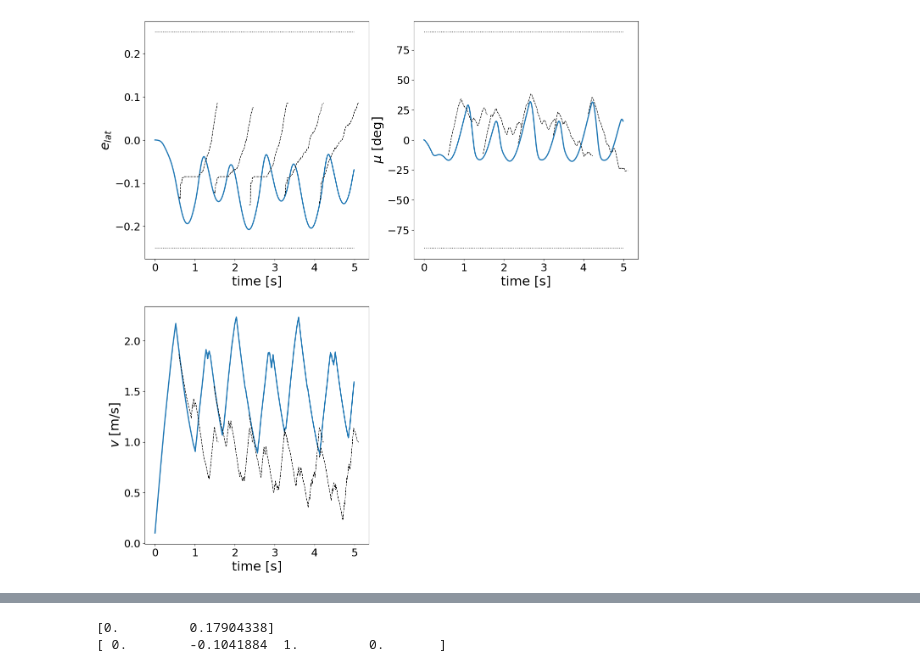
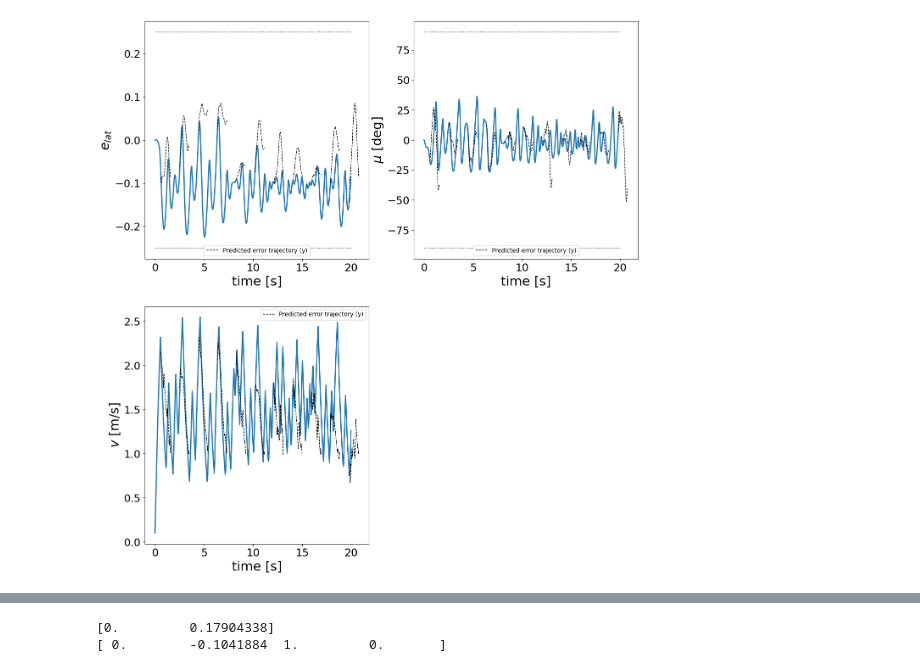
Before and after one commit to HuangYujun-JunkyTalent/DataDrivenSafetyFilter, a Jupyter notebook: track_simulation.ipynb, the cells around one changed output, grey strips where cells are left out. Drawn from its saved outputs; the diff is of its cells as text; code cells hidden in the pictures.

Commit message:
Well-performing MIX_WITH_MEAN method

```diff
--- a/track_simulation.ipynb
+++ b/track_simulation.ipynb
@@ -23,19 +23,23 @@ Simulator = {
 }.get(simualte_type)
 
 simulator = Simulator()
-simulator.a_d_max = 3
-simulator.delta_d_max = 0.2
+simulator.a_d_max = 2
+simulator.delta_d_max = 0.12
 simulator.use_saved_data = False
 simulator.save_data = False
 simulator.simulate_model_type = ModelType.DYNAMIC_FEW_OUTPUT
 simulator.data_model_type = ModelType.DYNAMIC_FEW_OUTPUT
-simulator.t_sim = 5.0
+simulator.t_sim = 20
+simulator.num_predicted_traj = 10
 simulator.global_initial_state = np.array([0.0, 0.0, 0.0, 0.1, 0.0, 0.0])
 simulator.cur = 1/0.5
 simulator.track_fun_name = 'round_track'
 
 simulator.t_data = 10.0
-simulator.data_input_rule = InputRule.MIX_WITH_MEAN
+simulator.data_input_rule = InputRule.RANDOM_2_WITH_MEAN
+
+# simulator.n_x, simulator.n_y, simulator.n_psi, simulator.n_v = 0,0,0,0
+# simulator.n_e_lat_max, simulator.n_mu_max, simulator.n_v_max, simulator.n_l_max = 0,0,0,0 # for test of prediction error
 
 random_seeds = [0]
 track_filter_types = [
@@ -43,12 +47,12 @@ track_filter_types = [
     TrackFilterTypes.SINGLE_SEGMENT,
     ]
 filter_types = [
+    # SafetyFilterTypes.INDIRECT_FITTING_TERMINAL,
+    # SafetyFilterTypes.INDIRECT_FIX_MU,
+    # SafetyFilterTypes.INDIRECT_ZERO_V,
+    # SafetyFilterTypes.INDIRECT_FIX_MU_WEIGHTING,
+    SafetyFilterTypes.INDIRECT_FIX_MU_WEIGHTING_ADD_DATA,
     # SafetyFilterTypes.INDIRECT_FIX_MU_ADD_DATA_LATERAL,
-    # SafetyFilterTypes.INDIRECT_FITTING_TERMINAL,
-    SafetyFilterTypes.INDIRECT_FIX_MU,
-    SafetyFilterTypes.INDIRECT_ZERO_V,
-    SafetyFilterTypes.INDIRECT_FIX_MU_WEIGHTING,
-    SafetyFilterTypes.INDIRECT_FIX_MU_WEIGHTING_ADD_DATA,
     # SafetyFilterTypes.INDIRECT_STOP,
     ]
 filter_params: Dict[SafetyFilterTypes, List[Dict[str, Any]]] = {
@@ -76,6 +80,11 @@ filter_params: Dict[SafetyFilterTypes, List[Dict[str, Any]]] = {
     # SafetyFilterTypes.INDIRECT_ZERO_V: [{'L': 80}],
     # SafetyFilterTypes.INDIRECT_STOP: [{'L': 80}],
     # SafetyFilterTypes.INDIRECT_FIX_MU_ADD_DATA_LATERAL: [{'lam_sig': 200000}],
+    SafetyFilterTypes.INDIRECT_FIX_MU_ADD_DATA_LATERAL: [
+        # {'lam_sig': 50000, 'L': 150, 'c': [[0.4, 0.2, 0.05, 0.01], [0.2, 0.1, 0.05, 0.01]]},
+        {'lam_sig': 150000, 'L': 100, 'R': np.matrix('1,0;0,0'), 'c': [[0.4, 0.2, 0.05, 0.01], [0.2, 0.1, 0.05, 0.01]]}, # seemingly good for dynamic model, using data from kinematic model???? larger lam_sig is not working
+        # {'lam_sig': 200000, 'L': 100, 'c': [[0.4, 0.2, 0.05, 0.01], [0.2, 0.1, 0.05, 0.01]]},
+        ],
     SafetyFilterTypes.INDIRECT_FIX_MU: [
         # {'lam_sig': 50000, 'L': 150, 'c': [[0.4, 0.2, 0.05, 0.01], [0.2, 0.1, 0.05, 0.01]]},
         {'lam_sig': 150000, 'L': 100, 'R': np.matrix('1,0;0,0'), 'c': [[0.4, 0.2, 0.05, 0.01], [0.2, 0.1, 0.05, 0.01]]}, # seemingly good for dynamic model, using data from kinematic model???? larger lam_sig is not working
@@ -90,11 +99,11 @@ filter_params: Dict[SafetyFilterTypes, List[Dict[str, Any]]] = {
         {'lam_sig': 150000, 'L': 100, 'R': np.matrix('1,0;0,0'), 'c': [[0.4, 0.2, 0.05, 0.01], [0.2, 0.1, 0.05, 0.01]]},
     ],
     SafetyFilterTypes.INDIRECT_FIX_MU_WEIGHTING_ADD_DATA: [
-        {'lam_sig': 50000, 'L': 80, 'R': np.matrix('1,0;0,0'), 'c': [[0.4, 0.2, 0.05, 0.01], [0.2, 0.1, 0.05, 0.01]], 'lag': 8,},
+        {'lam_sig': 50000, 'L': 100, 'R': np.matrix('1,0;0,1'), 'c': [[0.4, 0.2, 0.05, 0.01], [0.2, 0.1, 0.05, 0.01]]},
     ],
     # SafetyFilterTypes.INDIRECT_STOP: [{'lam_sig': 100000}],
     }
-simulation_input_rules = [SimulationInputRule.MAX_THROTTLE]
+simulation_input_rules = [SimulationInputRule.MAX_THROTTLE, SimulationInputRule.MAX_THROTTLE_SINE_STEER, SimulationInputRule.SINE_WITH_MEAN]
 
 
 dict_results = simulator.simulate_multi(random_seeds, track_filter_types, filter_types, filter_params, simulation_input_rules)
@@ -135,22 +142,22 @@ if save_fig:
 # %%
 # choose one result to plot details
-results = dict_results[(random_seed, track_filter_types[0], SafetyFilterTypes.INDIRECT_FIX_MU, simulation_input_rules[0])][0]
+results = dict_results[(random_seed, track_filter_types[0], SafetyFilterTypes.INDIRECT_FIX_MU_WEIGHTING_ADD_DATA, simulation_input_rules[1])][0]
 # results = dict_results[(random_seed, track_filter_types[0], SafetyFilterTypes.INDIRECT_ZERO_V, simulation_input_rules[0])][0]
 
 # plot given error dynamics trajectory
 plt.figure(figsize=(15,16))
 #velocity input
 ax = plt.subplot(221)
 results.plot_error_trajectory(0, ax, constraint=(-simulator.track_width/2, simulator.track_width/2))
 results.plot_predicted_error_slices(0, ax)
 ax = plt.subplot(222)
 results.plot_error_trajectory(1, ax, constraint=(simulator.mu_min*180/np.pi, simulator.mu_max*180/np.pi))
 results.plot_predicted_error_slices(1, ax)
 ax = plt.subplot(223)
 results.plot_error_trajectory(2, ax)
 results.plot_predicted_error_slices(2, ax)
 plt.show()
 # %% [output]
-[figure, old version]
+[figure, new version]
 # %%
 # plot given predicted trajectory and real trajectory
```
Also changed, not shown: parts of 14 cells of this notebook, 6 other files.
